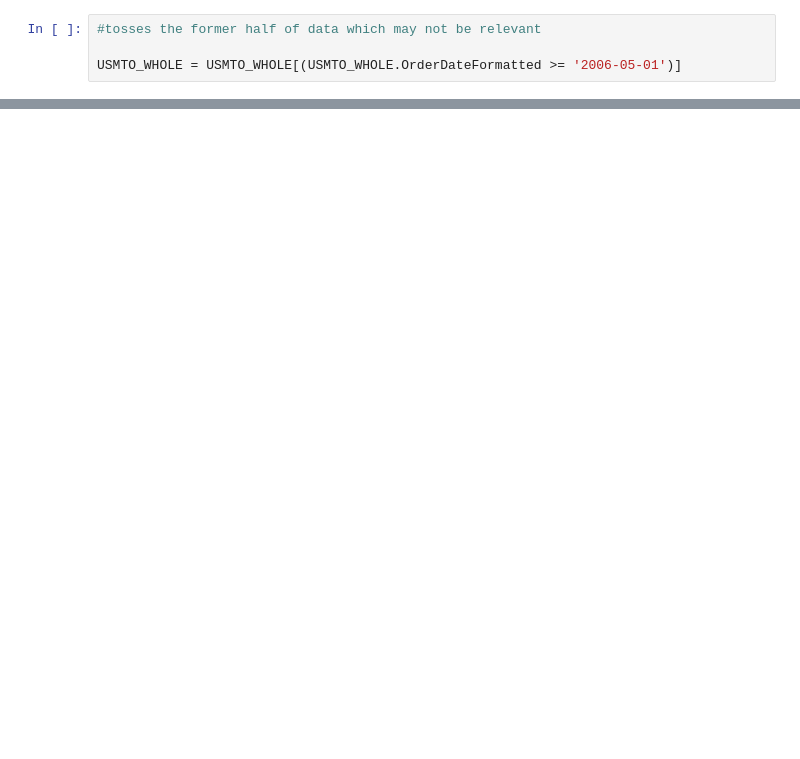
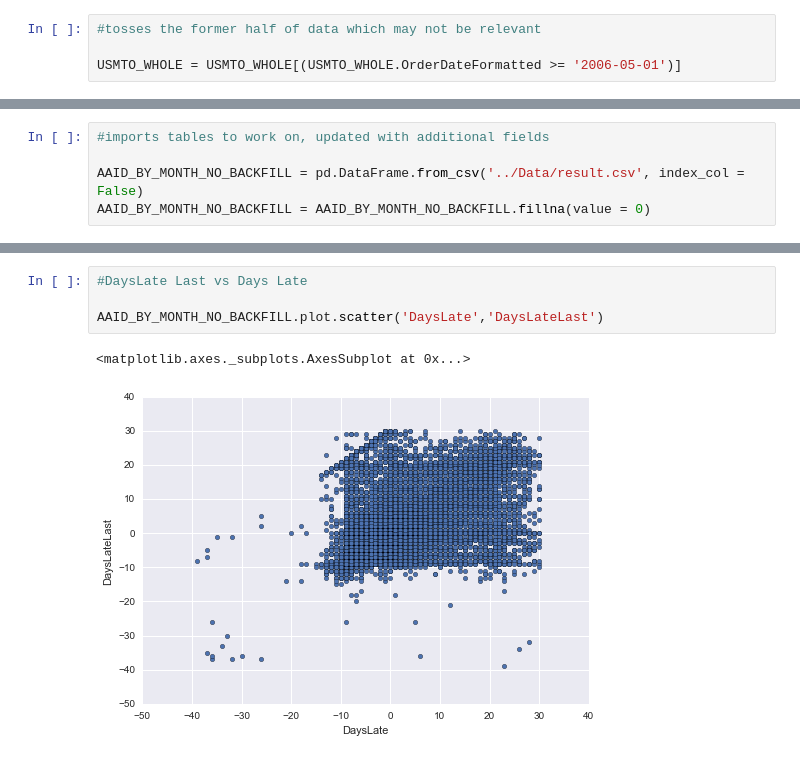
Before and after one commit to bcroarkin2726/Springboard, a Jupyter notebook: USMTOSurveyAnalysis.ipynb, the cells around one changed output, grey strips where cells are left out. Drawn from its saved outputs; the diff is of its cells as text; blank space fills up the shorter version.

```diff
--- a/USMTOSurveyAnalysis.ipynb
+++ b/USMTOSurveyAnalysis.ipynb
@@ -694,0 +211,5 @@ AAID_BY_MONTH.groupby(['OrderDateFormatted'])['DaysLate'].mean().plot(kind = 'li
+# %%
+#imports tables to work on, updated with additional fields
+
+AAID_BY_MONTH_NO_BACKFILL = pd.DataFrame.from_csv('../Data/result.csv', index_col = False)
+AAID_BY_MONTH_NO_BACKFILL = AAID_BY_MONTH_NO_BACKFILL.fillna(value = 0)
@@ -694,0 +251,7 @@ AAID_BY_MONTH.groupby(['OrderDateFormatted'])['DaysLate'].mean().plot(kind = 'li
+# %%
+#DaysLate Last vs Days Late
+
+AAID_BY_MONTH_NO_BACKFILL.plot.scatter('DaysLate','DaysLateLast')
+# %% [output]
+<matplotlib.axes._subplots.AxesSubplot at 0x...>
+[figure, added]
```
Also changed, not shown: parts of 109 cells of this notebook, 2 other files.
